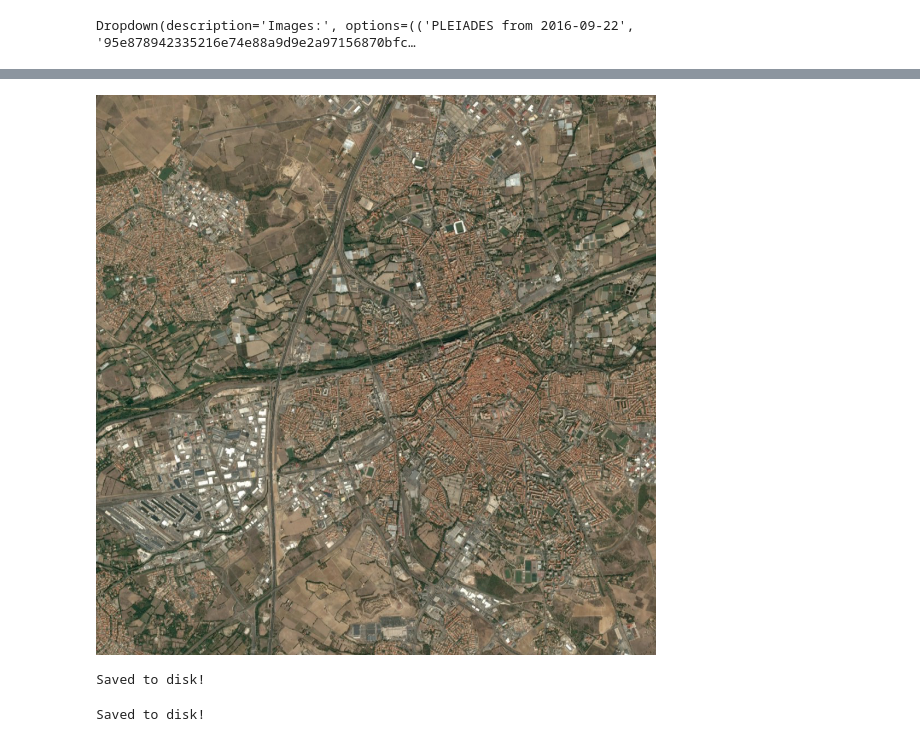
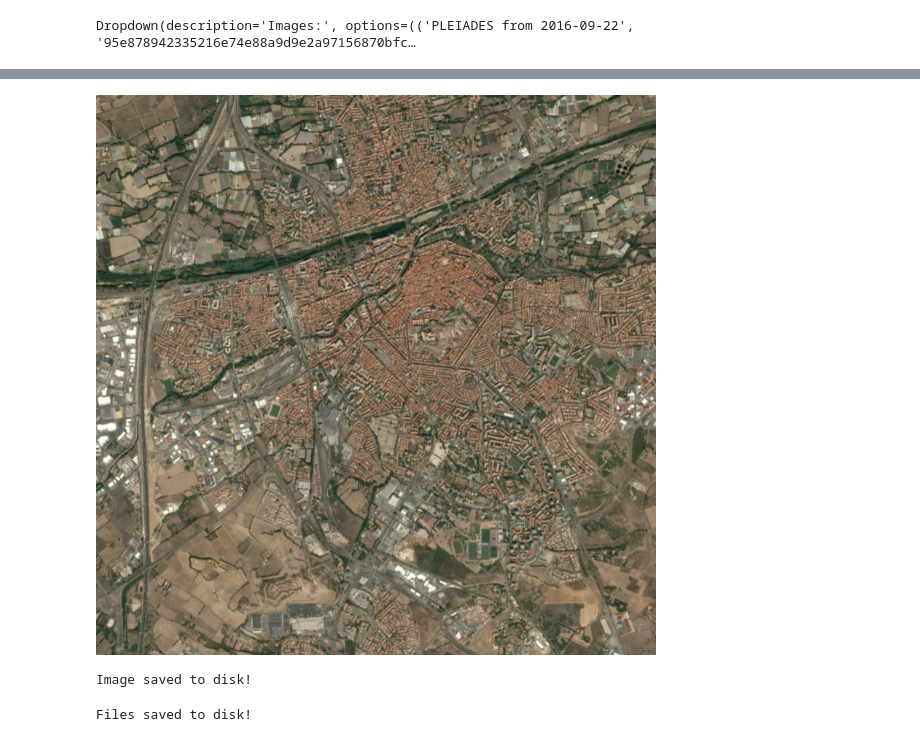
Before and after one commit to airbusgeo/playground-python-client, a Jupyter notebook: 02-Working-with-Imagery.ipynb, the cells around one changed output, grey strips where cells are left out. Drawn from its saved outputs; the diff is of its cells as text; code cells hidden in the pictures.

Commit message:
Updated access to imagery

```diff
--- a/02-Working-with-Imagery.ipynb
+++ b/02-Working-with-Imagery.ipynb
@@ -123,34 +129,34 @@ print_json(r)
 # %%
 # These are the coords of the center of the World according to Salvador Dali
 lng = 2.8791475296020512
 lat = 42.69606265394371
 zoom = 14
 
 # Convert this into XYZ and extract a 1024 x 1024 pixels tile
-# The get_big_tile function takes as input : a multiple of 256 pixels for its size and a XYZ as its center tile
+# The get_image function creates a 768x768 pixels images and takes as input XYZ as its center tile
 tile = mercantile.tile(lng, lat, zoom)
-image = play.get_big_tile(image_uid, 4, tile.z, tile.x, tile.y)
+image = play.get_image(image_uid, tile.z, tile.x, tile.y)
 image
 # %% [output]
-[figure, old version]
+[figure, new version]
 # %%
 # saving the image as a JPEG file to disk
 filename = 'extracts/' + image_uid + '-' + str(tile.z) + '-' + str(tile.x) + '-' + str(tile.y)
 image.save(filename + '.jpg')
-print('Saved to disk!')
+print('Image saved to disk!')
 # %% [output]
-Saved to disk!
+Image saved to disk!
 # %%
 # saving the .JGW file as well to get coordinates
-param = play.get_big_tile_proj(4, tile.z, tile.x, tile.y)
+param = play.get_image_proj(tile.z, tile.x, tile.y)
 with open(filename + '.jgw', 'w') as outfile:
     outfile.write(param)
 
 # also write the associated .PRJ file to define the WebMercator projection in WGS84
 with open(filename + '.prj', 'w') as outfile:
     outfile.write("+proj=merc +a=6378137 +b=6378137 +lat_ts=0.0 +lon_0=0.0 +x_0=0.0 +y_0=0 +k=1.0 +units=m +nadgrids=@null +wktext  +no_defs")
-print('Saved to disk!')
+print('Files saved to disk!')
 # %% [output]
-Saved to disk!
+Files saved to disk!
 # %%
 # and you can now open this image in QGIS!
```
Also changed, not shown: parts of 4 cells of this notebook, 8 other files.
